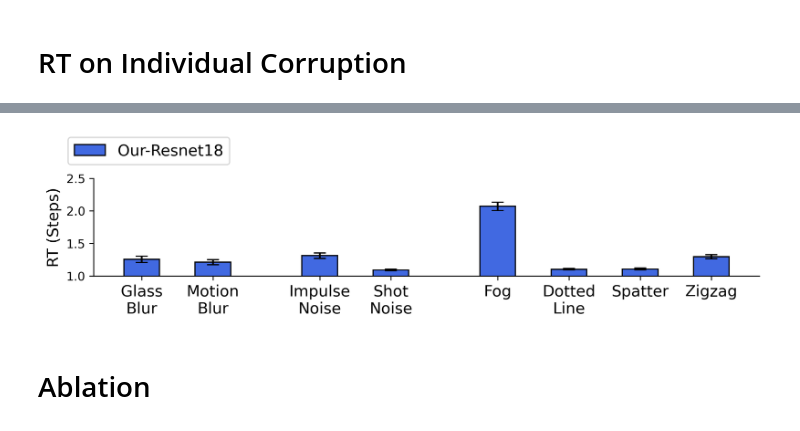
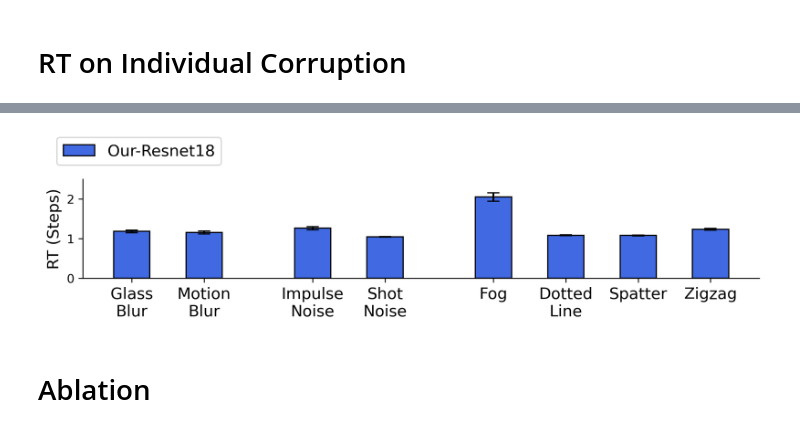
Before and after one commit to ahnchive/ORA-recognition, a Jupyter notebook: eval_performance_rrcapsnet.ipynb, the cells around one changed output, grey strips where cells are left out. Cells and saved outputs as stored; diff of their text form; code cells hidden in the pictures.

Commit message:
clean results, eval mode

```diff
--- a/eval_performance_rrcapsnet.ipynb
+++ b/eval_performance_rrcapsnet.ipynb
@@ -92,6 +92,9 @@ def load_dataloader_for_each_corruption(path_mnistc, corruption):
 def test_model_on_dataloader(model, args, dataloader, acc_type=ACC_TYPE):
     acclist = []
     nsteplist = []
+
+    model.eval()
+
     # load batch data
     for data in dataloader:
         if len(data)==2:
@@ -116,7 +119,7 @@ def test_model_on_dataloader(model, args, dataloader, acc_type=ACC_TYPE):
             if args.time_steps==1:
                 y_pred = objcaps_len_step_narrow[:,-1]
                 accs = topkacc(y_pred, y, topk=1)
-                nstep = torch.ones(accs.size())
+                nstep = torch.ones(accs.size(), device=accs.device)
             else:
                 accs, final_pred, nstep, no_stop_condition, entropy = compute_entropy_based_acc(objcaps_len_step_narrow, y,  threshold=0.6, use_cumulative = False, only_acc=False)
         else:
@@ -125,11 +128,15 @@ def test_model_on_dataloader(model, args, dataloader, acc_type=ACC_TYPE):
         acclist.append(accs)
         nsteplist.append(nstep)
 
-    # average acc and nstep
-    acc_mean = torch.cat(acclist).mean().item()
-    nstep_mean = torch.cat(nsteplist).to(torch.float).mean().item()
+    # average acc and nstep (on accurate trials)
+    cataccs = torch.cat(acclist)
+    catnsteps = torch.cat(nsteplist)
+    acc_mean = cataccs.mean().item()
+#     (accs*nstep).sum()/((accs*nstep)!=0).sum()
+    nstep_mean_correct =(cataccs*catnsteps).sum().item()/((cataccs*catnsteps)!=0).sum().item()
+#     nstep_mean = torch.cat(nsteplist).to(torch.float).mean().item()
 
-    return acc_mean, nstep_mean
+    return acc_mean, nstep_mean_correct
 # %% [output]
 The autoreload extension is already loaded. To reload it, use:
   %reload_ext autoreload
@@ -687,35 +633,35 @@ for corruption in clist_to_plot:
 
 
 plt.rcParams["figure.figsize"] = (10,1.5)
 
 labels = clist_to_plot
 labels = ['Glass\nBlur', 'Motion\nBlur','Impulse\nNoise','Shot\nNoise',
                  'Fog', 'Dotted\nLine', 'Spatter', 'Zigzag']
 x =np.array([0, 1,  2.5, 3.5,  5, 6, 7, 8])  # the label locations
 width = 0.5 # the width of the bars
 
 fig, ax = plt.subplots(dpi=300)
 rects1 = ax.bar(x, Y_means, width, label='Our-Resnet18', edgecolor = 'black', color = 'royalblue', yerr=Y_ses, capsize=5)
 # rects2 = ax.bar(x + width/2, X_means, width, label='CNN-2Conv', edgecolor = 'black', color ='white', yerr=X_ses, capsize=5)
 
 # Add some text for labels, title and custom x-axis tick labels, etc.
 ax.set_ylabel('RT (Steps)', fontsize=13)
 ax.set_title('')
 ax.set_xticks(x, labels=labels, fontsize=13, rotation=0)
 # ax.legend(fontsize=13, ncol=2, loc="upper center", bbox_to_anchor=(0.85,1.4))
 ax.legend(fontsize=13, ncol=2, loc="upper left", bbox_to_anchor=(-0.05,1.5))
-ax.set_ylim(1.0, 2.5)
+ax.set_ylim(0.0, 2.5)
 ax.spines['right'].set_visible(False)
 ax.spines['top'].set_visible(False)
 
 # ax.bar_label(rects1, padding=3)
 # ax.bar_label(rects2, padding=3)
 
 # plt.tight_layout()
 plt.show()
 fig.savefig("./results/figures/individual-rt-resnet.pdf", dpi=300, bbox_inches='tight')
 # %% [output]
-[figure, old version]
+[figure, new version]
 # %% [markdown]
 # Ablation
 # %%
```
Also changed, not shown: parts of 12 cells of this notebook, 45 other files.
